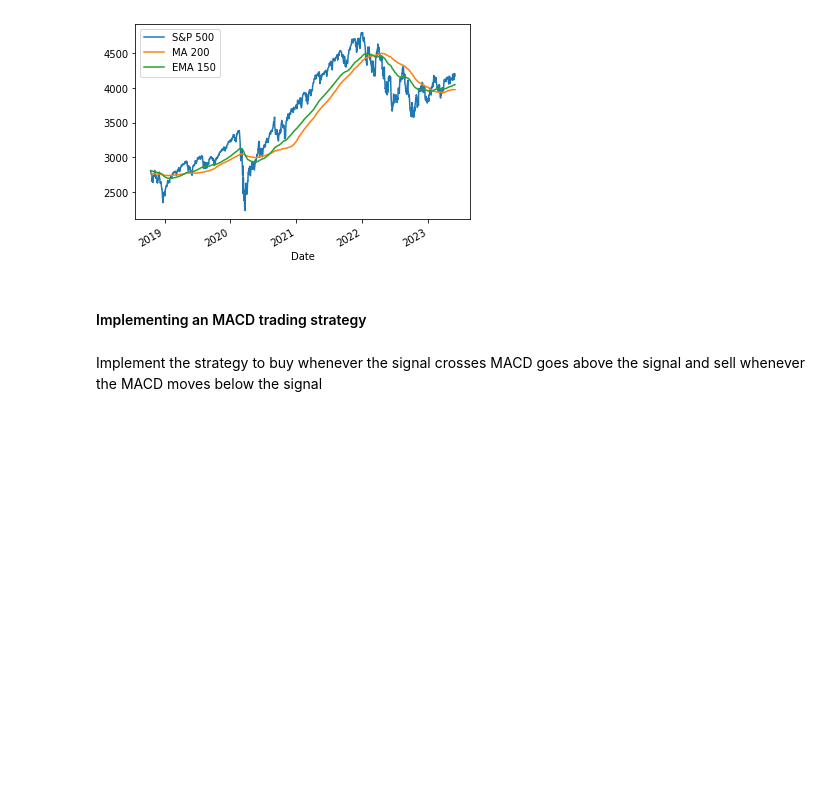
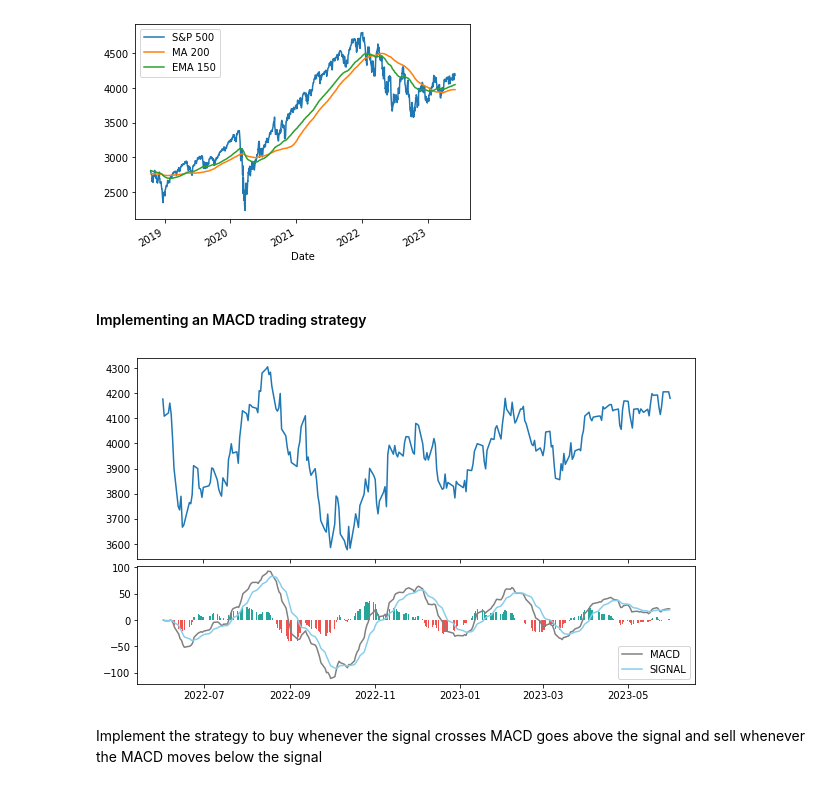
Before and after one commit to rubenkerkhofs/trading_algorithms_python, a Jupyter notebook: exercises/3. Generating Buy and Sell Signals/4. Technical Analysis.ipynb, the cells around one changed output. Drawn from its saved outputs; the diff is of its cells as text; code cells hidden in the pictures; blank space fills up the shorter version.

```diff
--- a/exercises/3. Generating Buy and Sell Signals/4. Technical Analysis.ipynb
+++ b/exercises/3. Generating Buy and Sell Signals/4. Technical Analysis.ipynb
@@ -39,25 +39,30 @@ pd.concat([sp500, ma_200, ema_150], axis=1).dropna().plot();
 # %%
 import matplotlib.pyplot as plt
 plt.figure(figsize=(10,6))
 
-macd = # Complete
-signal_line = # Complete
+sp500 = sp500[sp500.index > pd.to_datetime('2022-06-01')].copy()
+ema_26 = sp500.ewm(span=26).mean()
+ema_12 = sp500.ewm(span=12).mean()
+macd = ema_12 - ema_26
+signal_line = macd.ewm(span=9).mean()
 
 ax1 = plt.subplot2grid((8,1), (0,0), rowspan = 5, colspan = 1)
 ax2 = plt.subplot2grid((8,1), (5,0), rowspan = 3, colspan = 1)
 
 ax1.plot(sp500)
 ax2.plot(macd, color = 'grey', linewidth = 1.5, label = 'MACD')
 ax2.plot(signal_line, color = 'skyblue', linewidth = 1.5, label = 'SIGNAL')
 hist = macd - signal_line
 
 for i in range(len(sp500)):
     if str(hist[i])[0] == '-':
         ax2.bar(sp500.index[i], hist[i], color = '#ef5350')
     else:
         ax2.bar(sp500.index[i], hist[i], color = '#26a69a')
 
 plt.legend(loc = 'lower right');
+# %% [output]
+[figure, added]
 # %% [markdown]
 Implement the strategy to buy whenever the signal crosses MACD goes above the signal and sell whenever the MACD moves below the signal
 # %%
```
Also changed, not shown: parts of 7 cells of this notebook, 31 other files.
